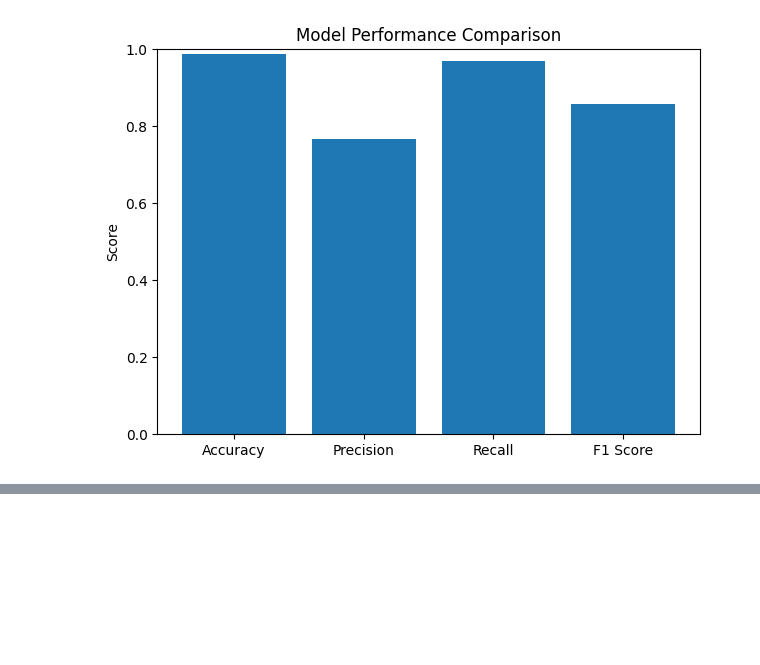
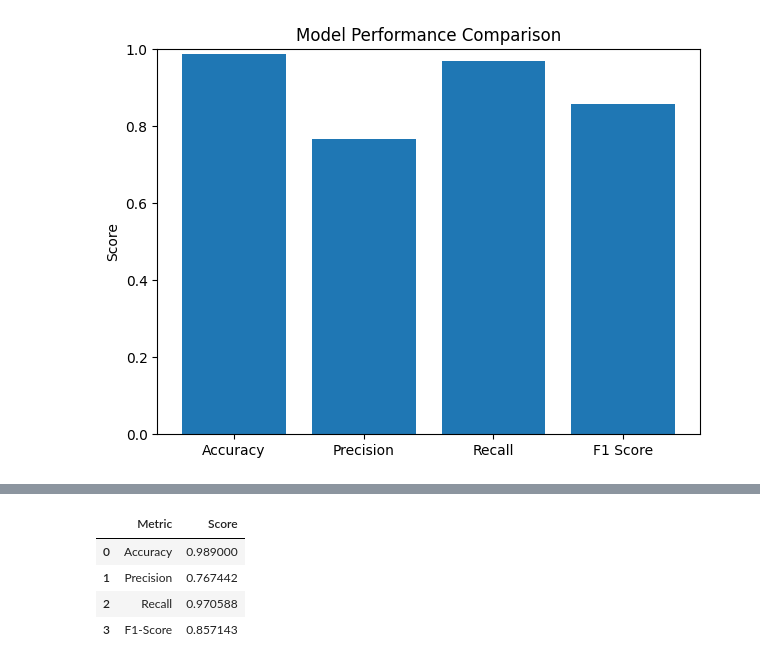
Before and after one commit to durgaanilcodes/predictive-maintenance, a Jupyter notebook: notebooks/predictive_maintenance_model_week4_pynb.ipynb, the cells around one changed output, grey strips where cells are left out. Saved outputs shown, nothing was run; the diff lists cells and outputs as text; code cells hidden in the pictures; blank space fills up the shorter version.

```diff
--- a/notebooks/predictive_maintenance_model_week4_pynb.ipynb
+++ b/notebooks/predictive_maintenance_model_week4_pynb.ipynb
@@ -776,0 +778,26 @@ The visualizations provide insights into model behavior under different threshol
+# %%
+import pandas as pd
+from sklearn.metrics import accuracy_score, precision_score, recall_score, f1_score
+
+summary = pd.DataFrame({
+    "Metric":[
+        "Accuracy",
+        "Precision",
+        "Recall",
+        "F1-Score"
+    ],
+    "Score":[
+        accuracy_score(y_test,y_pred),
+        precision_score(y_test,y_pred),
+        recall_score(y_test,y_pred),
+        f1_score(y_test,y_pred)
+    ]
+})
+
+summary
+# %% [output]
+|  | Metric | Score |
+| 0 | Accuracy | 0.989000 |
+| 1 | Precision | 0.767442 |
+| 2 | Recall | 0.970588 |
+| 3 | F1-Score | 0.857143 |
```
Also changed, not shown: parts of 15 cells of this notebook.
